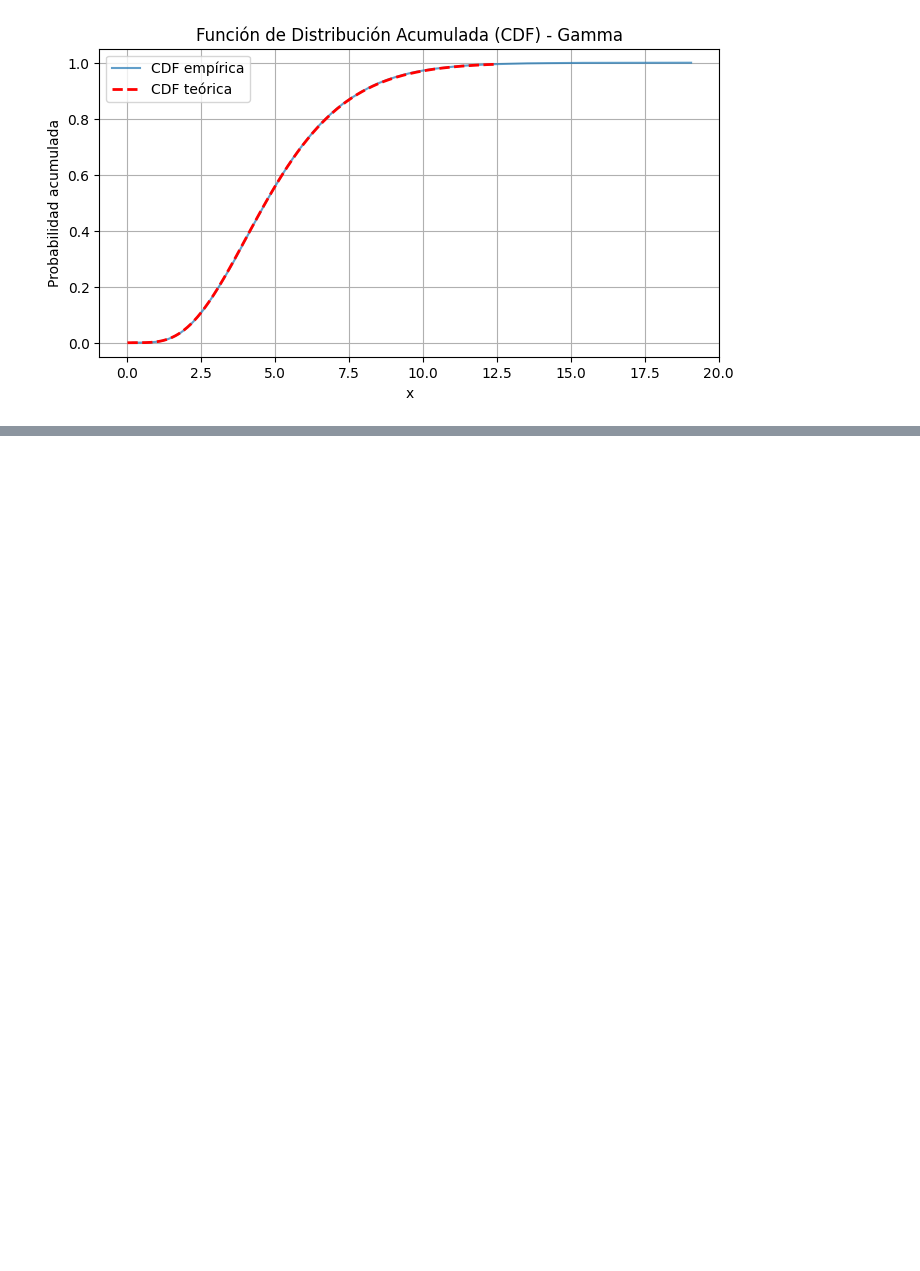
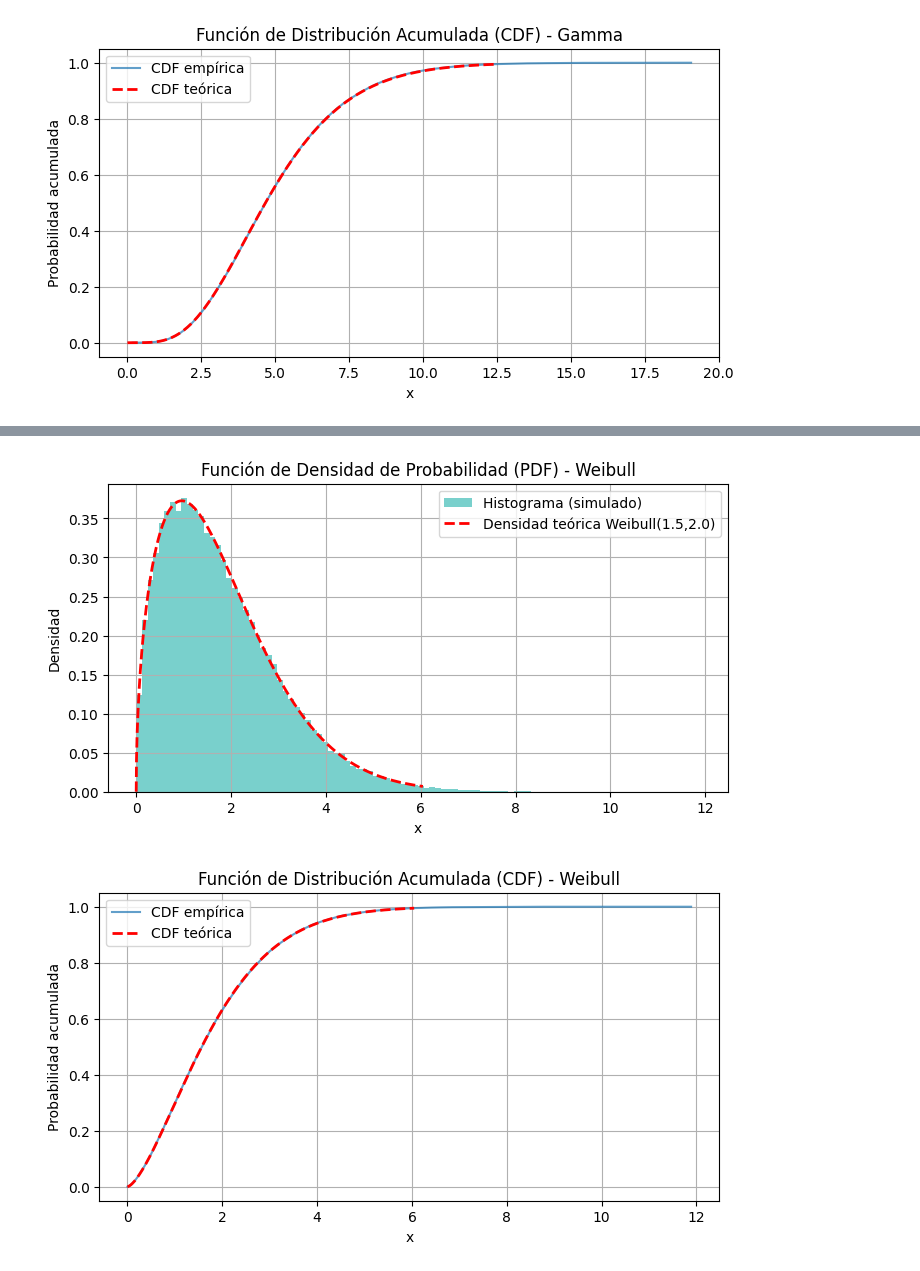
Before and after one commit to TonySC1300/Simulacion1, a Jupyter notebook: Catalogo.ipynb, the cells around one changed output, grey strips where cells are left out. Drawn from its saved outputs; the diff is of its cells as text; code cells hidden in the pictures; blank space fills up the shorter version.

```diff
--- a/Catalogo.ipynb
+++ b/Catalogo.ipynb
@@ -781,0 +848,76 @@ plt.show()
+# %%
+import numpy as np
+import matplotlib.pyplot as plt
+from random import random
+from math import log, gamma
+
+# Parámetros de la distribución Weibull
+weib_k = 1.5      # parámetro de forma (k > 0)
+weib_lambda = 2.0  # parámetro de escala (λ > 0)
+
+# Valores teóricos
+weib_media_teo = weib_lambda * gamma(1 + 1 / weib_k)
+weib_var_teo = weib_lambda**2 * (gamma(1 + 2 / weib_k) - (gamma(1 + 1 / weib_k))**2)
+weib_std_teo = np.sqrt(weib_var_teo)
+
+# Simulación con la transformada inversa
+def simular_weibull(n):
+    lista_weib = []
+    for _ in range(n):
+        U = random()
+        x_weib = weib_lambda * (-log(U))**(1 / weib_k)
+        lista_weib.append(x_weib)
+    return lista_weib
+
+# Número de simulaciones
+k_weibull = 100000
+
+# Llamada a la función
+datos_weib = simular_weibull(k_weibull)
+
+# Estadísticas empíricas
+weib_media_emp = np.mean(datos_weib)
+weib_var_emp = np.var(datos_weib)
+weib_std_emp = np.std(datos_weib)
+
+# Imprimir resultados
+print(f"Distribución Weibull con k = {weib_k}, λ = {weib_lambda}, simulaciones: {k_weibull}")
+print(f"Media teórica: {weib_media_teo:.4f} | Empírica: {weib_media_emp:.4f}")
+print(f"Varianza teórica: {weib_var_teo:.4f} | Empírica: {weib_var_emp:.4f}")
+print(f"Desviación estándar teórica: {weib_std_teo:.4f} | Empírica: {weib_std_emp:.4f}")
+print("")
+
+# === GRAFICAR HISTOGRAMA + DENSIDAD TEÓRICA ===
+x_weib = np.linspace(0, np.percentile(datos_weib, 99.5), 1000)
+pdf_weib = (weib_k / weib_lambda) * (x_weib / weib_lambda)**(weib_k - 1) * np.exp(-(x_weib / weib_lambda)**weib_k)
+
+plt.figure(figsize=(8, 4))
+plt.hist(datos_weib, bins=100, density=True, alpha=0.6, label="Histograma (simulado)", color='lightseagreen')
+plt.plot(x_weib, pdf_weib, 'r--', label=f'Densidad teórica Weibull({weib_k},{weib_lambda})', linewidth=2)
+plt.title('Función de Densidad de Probabilidad (PDF) - Weibull')
+plt.xlabel('x')
+plt.ylabel('Densidad')
+plt.legend()
+plt.grid(True)
+plt.show()
+
+# === GRAFICAR FUNCIÓN ACUMULADA ===
+datos_weib_ordenados = np.sort(datos_weib)
+y_cdf_weib = np.arange(1, k_weibull + 1) / k_weibull
+
+def cdf_weibull(x, k, lam):
+    return 1 - np.exp(-(x / lam) ** k)
+
+x_vals_weib = np.linspace(0, np.percentile(datos_weib, 99.5), 1000)
+cdf_weib_teo = cdf_weibull(x_vals_weib, weib_k, weib_lambda)
+
+plt.figure(figsize=(8, 4))
+plt.plot(datos_weib_ordenados, y_cdf_weib, label='CDF empírica', alpha=0.7)
+plt.plot(x_vals_weib, cdf_weib_teo, 'r--', label='CDF teórica', linewidth=2)
+plt.title('Función de Distribución Acumulada (CDF) - Weibull')
+plt.xlabel('x')
+plt.ylabel('Probabilidad acumulada')
+plt.legend()
+plt.grid(True)
+plt.show()
+# %% [output]
@@ -781,0 +928,2 @@ plt.show()
+[figure, added]
+[figure, added]
```
Also changed, not shown: parts of 12 cells of this notebook.
